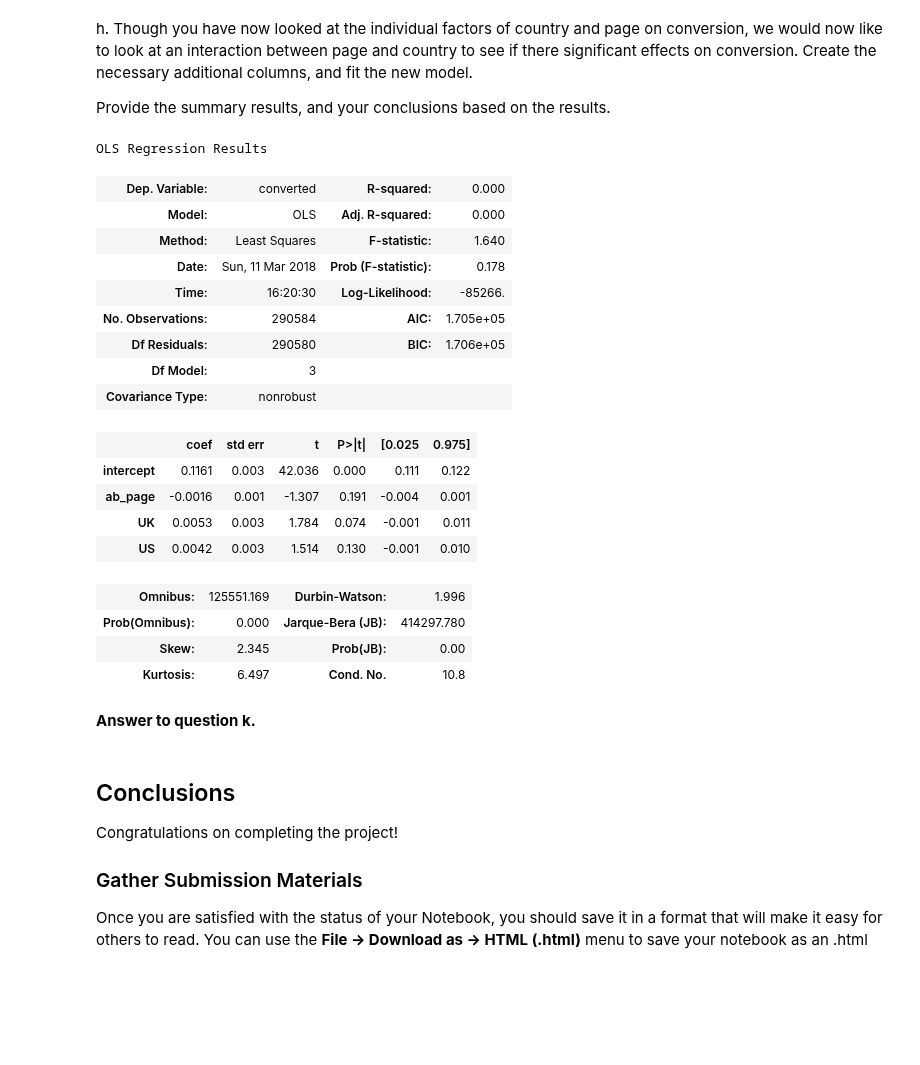
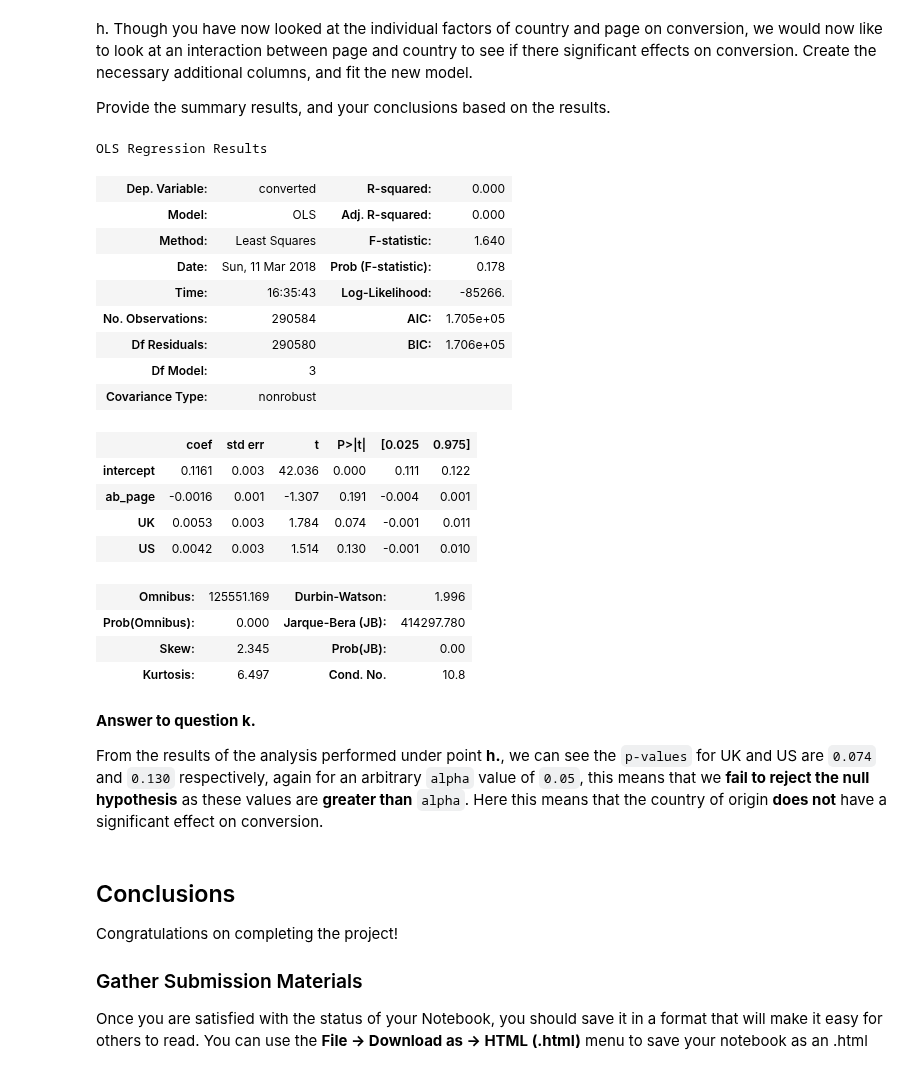
Before and after one commit to Zabamund/datasci-nano, a Jupyter notebook: AnalyzeABTest/Analyze_ab_test_results_notebook.ipynb, the cells around one changed output. Cells and saved outputs as stored; diff of their text form; code cells hidden in the pictures; blank space fills up the shorter version.

```diff
--- a/AnalyzeABTest/Analyze_ab_test_results_notebook.ipynb
+++ b/AnalyzeABTest/Analyze_ab_test_results_notebook.ipynb
@@ -725,16 +727,16 @@ h. Though you have now looked at the individual factors of country and page on c
 Provide the summary results, and your conclusions based on the results.
 # %%
 ### Fit Your Linear Model And Obtain the Results
-linmod = sm.OLS(df_new['converted'], df_new[['intercept', 'ab_page', 'UK', 'US']])
-results = linmod.fit()
+mlr = sm.OLS(df_new['converted'], df_new[['intercept', 'ab_page', 'UK', 'US']])
+results = mlr.fit()
 results.summary()
 # %% [output]
 OLS Regression Results
 | Dep. Variable: | converted | R-squared: | 0.000 |
 | Model: | OLS | Adj. R-squared: | 0.000 |
 | Method: | Least Squares | F-statistic: | 1.640 |
 | Date: | Sun, 11 Mar 2018 | Prob (F-statistic): | 0.178 |
-| Time: | 16:20:30 | Log-Likelihood: | -85266. |
+| Time: | 16:35:43 | Log-Likelihood: | -85266. |
 | No. Observations: | 290584 | AIC: | 1.705e+05 |
 | Df Residuals: | 290580 | BIC: | 1.706e+05 |
 | Df Model: | 3 |  |  |
@@ -748,8 +750,10 @@ OLS Regression Results
 | Prob(Omnibus): | 0.000 | Jarque-Bera (JB): | 414297.780 |
 | Skew: | 2.345 | Prob(JB): | 0.00 |
 | Kurtosis: | 6.497 | Cond. No. | 10.8 |
-# %% [markdown]
-**Answer to question k.**
+# %% [markdown]
+**Answer to question k.**
+
+From the results of the analysis performed under point **h.**, we can see the `p-values` for UK and US are `0.074` and `0.130` respectively, again for an arbitrary `alpha` value of `0.05`, this means that we **fail to reject the null hypothesis** as these values are **greater than** `alpha`. Here this means that the country of origin **does not** have a significant effect on conversion.
 # %% [markdown]
 <a id='conclusions'></a>
 ## Conclusions
```
Also changed, not shown: parts of 3 cells of this notebook.
